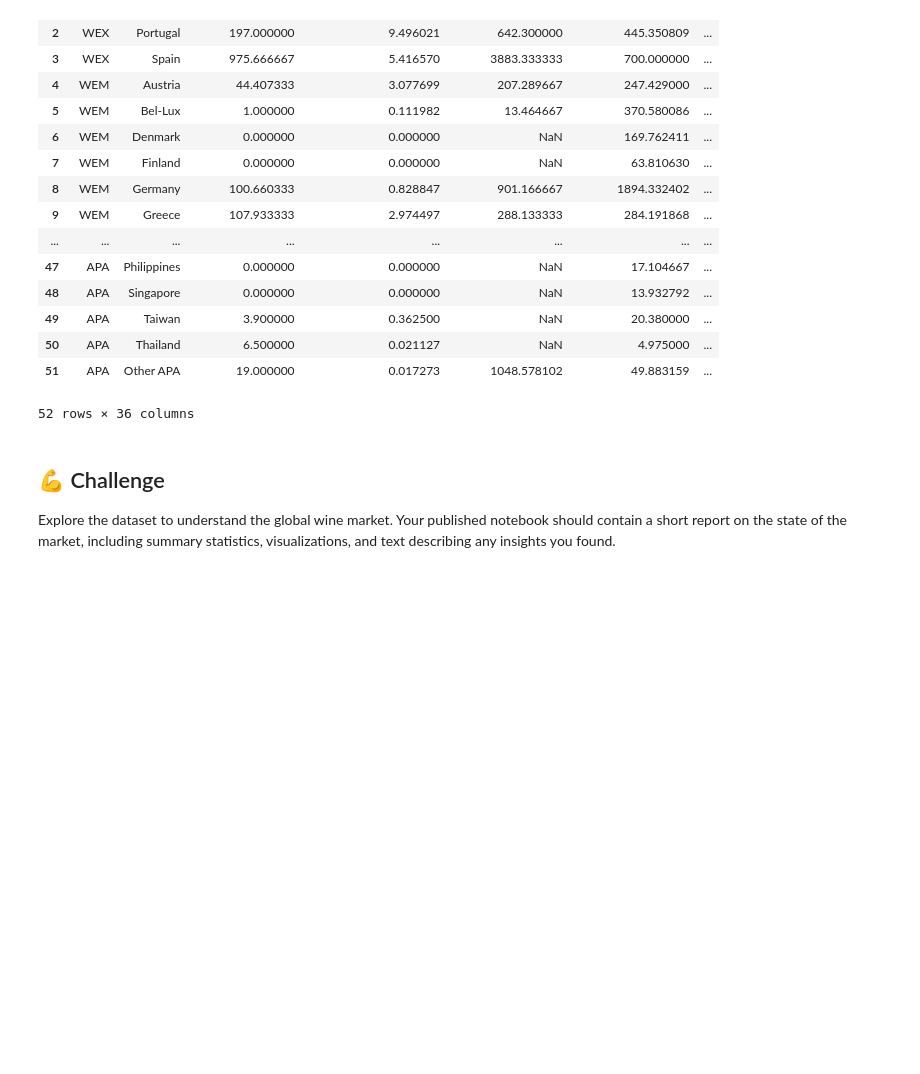
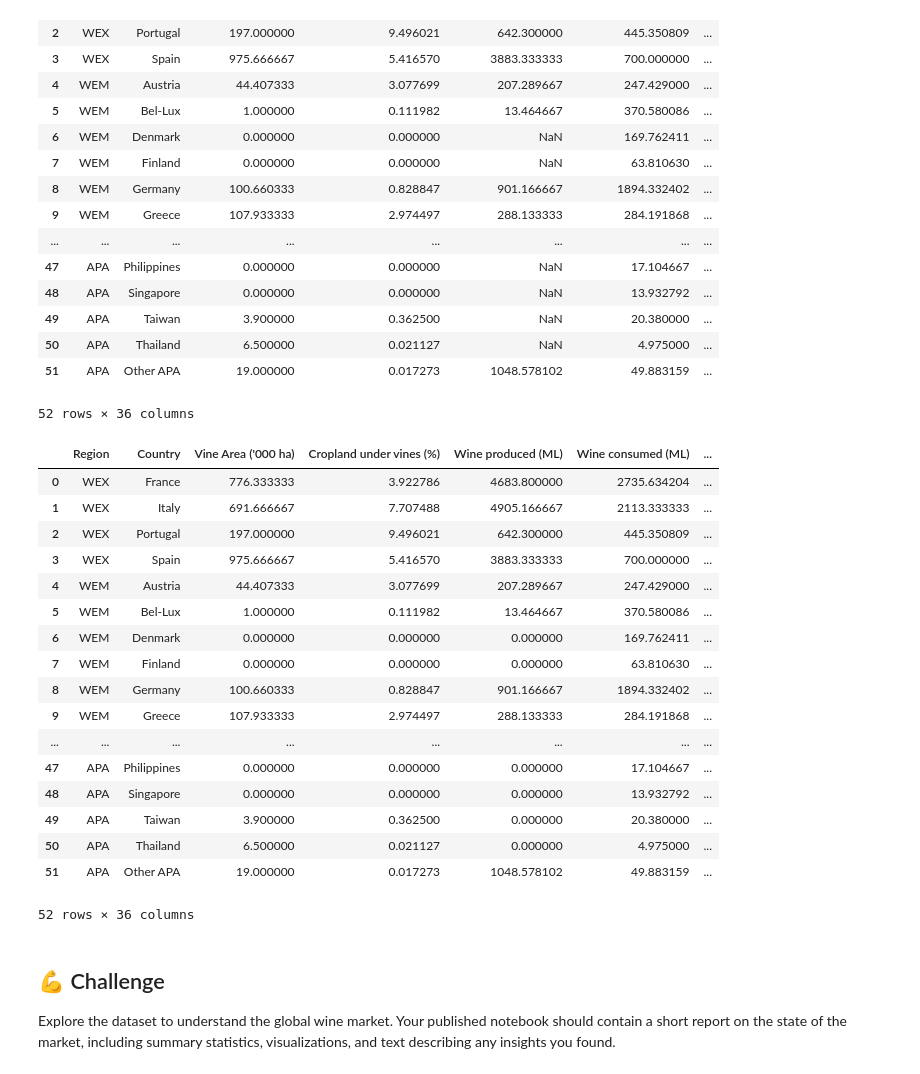
Before and after one commit to Onerafaz/DataCamp_wine_analysis, a Jupyter notebook: DataCamp_wine_analysis/notebook.ipynb, the cells around one changed output. Saved outputs shown, nothing was run; the diff lists cells and outputs as text; code cells hidden in the pictures; blank space fills up the shorter version.

Commit message:
fillna

```diff
--- a/DataCamp_wine_analysis/notebook.ipynb
+++ b/DataCamp_wine_analysis/notebook.ipynb
@@ -38,6 +38,27 @@ wine
 | 50 | APA | Thailand | 6.500000 | 0.021127 | NaN | 4.975000 | ... |
 | 51 | APA | Other APA | 19.000000 | 0.017273 | 1048.578102 | 49.883159 | ... |
 52 rows × 36 columns
+# %%
+wine.fillna(0)
+# %% [output]
+|  | Region | Country | Vine Area ('000 ha) | Cropland under vines (%) | Wine produced (ML) | Wine consumed (ML) | ... |
+| 0 | WEX | France | 776.333333 | 3.922786 | 4683.800000 | 2735.634204 | ... |
+| 1 | WEX | Italy | 691.666667 | 7.707488 | 4905.166667 | 2113.333333 | ... |
+| 2 | WEX | Portugal | 197.000000 | 9.496021 | 642.300000 | 445.350809 | ... |
+| 3 | WEX | Spain | 975.666667 | 5.416570 | 3883.333333 | 700.000000 | ... |
+| 4 | WEM | Austria | 44.407333 | 3.077699 | 207.289667 | 247.429000 | ... |
+| 5 | WEM | Bel-Lux | 1.000000 | 0.111982 | 13.464667 | 370.580086 | ... |
+| 6 | WEM | Denmark | 0.000000 | 0.000000 | 0.000000 | 169.762411 | ... |
+| 7 | WEM | Finland | 0.000000 | 0.000000 | 0.000000 | 63.810630 | ... |
+| 8 | WEM | Germany | 100.660333 | 0.828847 | 901.166667 | 1894.332402 | ... |
+| 9 | WEM | Greece | 107.933333 | 2.974497 | 288.133333 | 284.191868 | ... |
+| ... | ... | ... | ... | ... | ... | ... | ... |
+| 47 | APA | Philippines | 0.000000 | 0.000000 | 0.000000 | 17.104667 | ... |
+| 48 | APA | Singapore | 0.000000 | 0.000000 | 0.000000 | 13.932792 | ... |
+| 49 | APA | Taiwan | 3.900000 | 0.362500 | 0.000000 | 20.380000 | ... |
+| 50 | APA | Thailand | 6.500000 | 0.021127 | 0.000000 | 4.975000 | ... |
+| 51 | APA | Other APA | 19.000000 | 0.017273 | 1048.578102 | 49.883159 | ... |
+52 rows × 36 columns
 # %% [markdown]
 ## 💪 Challenge
 
```
Also changed, not shown: parts of 2 cells of this notebook.
